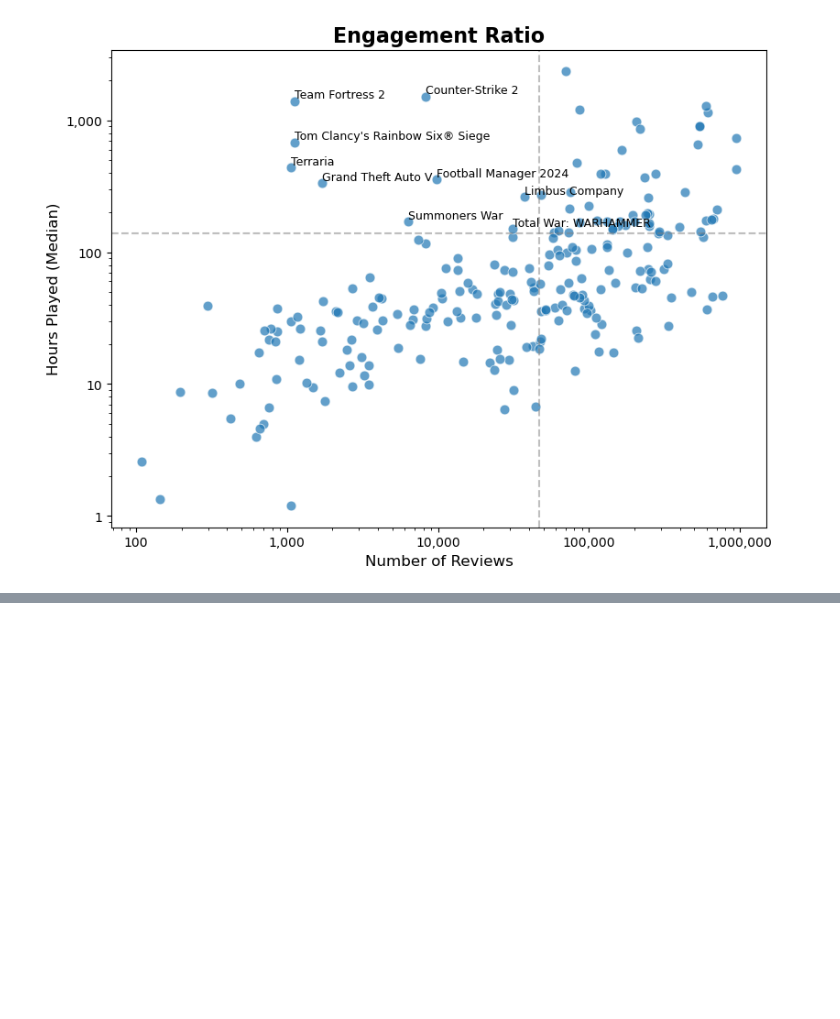
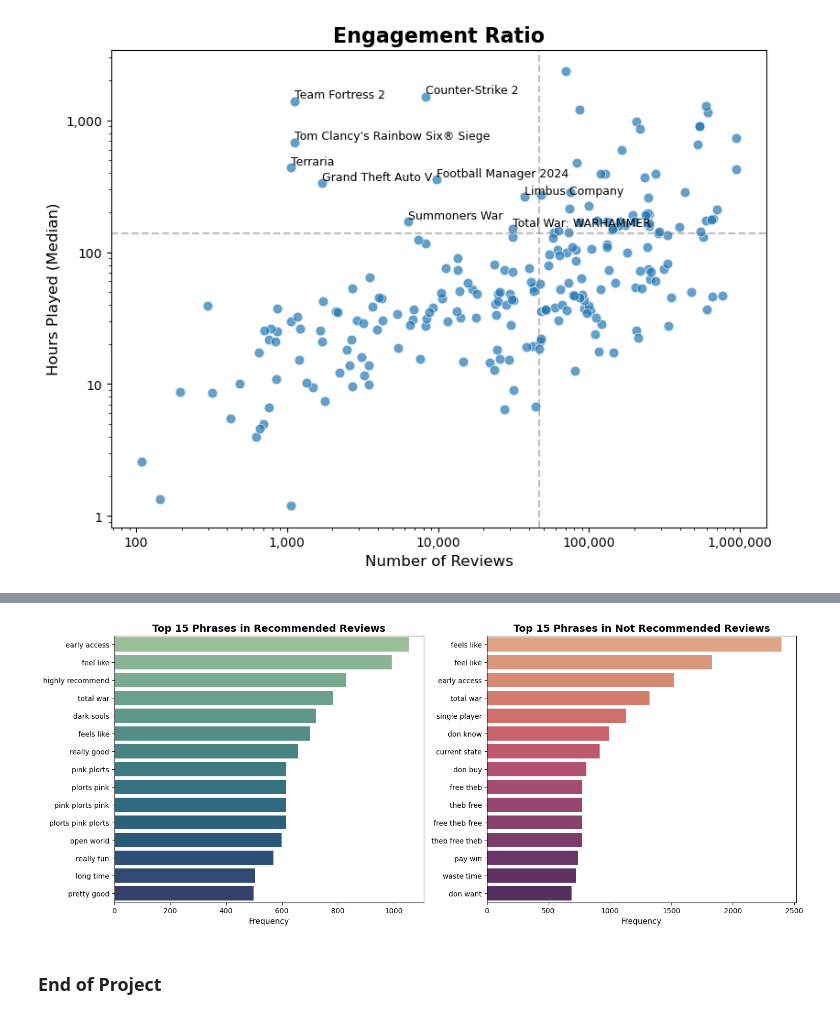
Before and after one commit to riowinarno/steam-games-reviews-and-rankings, a Jupyter notebook: notebook.ipynb, the cells around one changed output, grey strips where cells are left out. Saved outputs shown, nothing was run; the diff lists cells and outputs as text; code cells hidden in the pictures; blank space fills up the shorter version.

```diff
--- a/notebook.ipynb
+++ b/notebook.ipynb
@@ -1011,0 +1051,4 @@ plt.show()
+# %%
+# Stratified sampling for each recommendation
+pos_review_sample = df_games_reviews_clean[df_games_reviews_clean['recommendation'] == 'Recommended']['review'].sample(n=50000, random_state=42)
+neg_review_sample = df_games_reviews_clean[df_games_reviews_clean['recommendation'] == 'Not Recommended']['review'].sample(n=50000, random_state=42)
@@ -1011,0 +1071,45 @@ plt.show()
+# %%
+custom_stops = list(ENGLISH_STOP_WORDS) + ['game', 'games', 'play', 'playing', 'played', 'steam']
+
+def get_top_ngrams(corpus, ngram_range=(2, 3), top_n=15):
+    vec = CountVectorizer(
+        ngram_range=ngram_range,
+        stop_words=custom_stops,
+        max_features=5000
+    )
+    bag_of_words = vec.fit_transform(corpus)
+
+    sum_words = bag_of_words.sum(axis=0)
+    words_freq = [(word, sum_words[0, idx]) for word, idx in vec.vocabulary_.items()]
+    words_freq = sorted(words_freq, key=lambda x: x[1], reverse=True)
+
+    return pd.DataFrame(words_freq[:top_n], columns=['phrase', 'count'])
+
+top_pos_phrases = get_top_ngrams(pos_review_clean)
+top_neg_phrases = get_top_ngrams(neg_review_clean)
+# %%
+fig, axes = plt.subplots(1, 2, figsize=(15, 6), layout='constrained')
+
+# Left: Positive Review
+sns.barplot(
+    data=top_pos_phrases, x='count', y='phrase',
+    palette='crest', hue='phrase', legend=False, ax=axes[0]
+)
+axes[0].set_title('Top 15 Phrases in Recommended Reviews', fontsize=14, fontweight='bold')
+axes[0].set_xlabel('Frequency', fontsize=11)
+axes[0].set_ylabel('')
+
+# Right: Negative Review
+sns.barplot(
+    data=top_neg_phrases, x='count', y='phrase',
+    palette='flare', hue='phrase', legend=False, ax=axes[1]
+)
+axes[1].set_title('Top 15 Phrases in Not Recommended Reviews', fontsize=14, fontweight='bold')
+axes[1].set_xlabel('Frequency', fontsize=11)
+axes[1].set_ylabel('')
+
+plt.show()
+# %% [output]
+[figure, added]
+# %% [markdown]
+### <b>End of Project</b>
```
Also changed, not shown: parts of 8 cells of this notebook.
